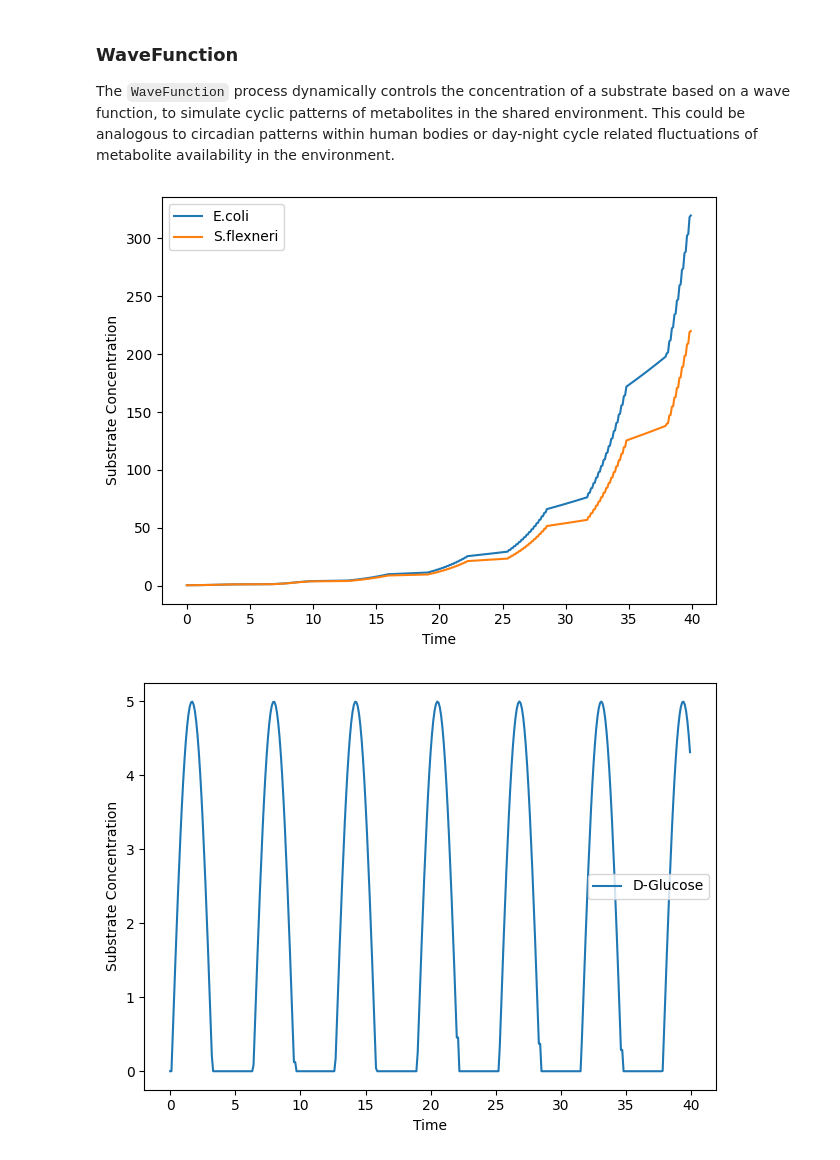
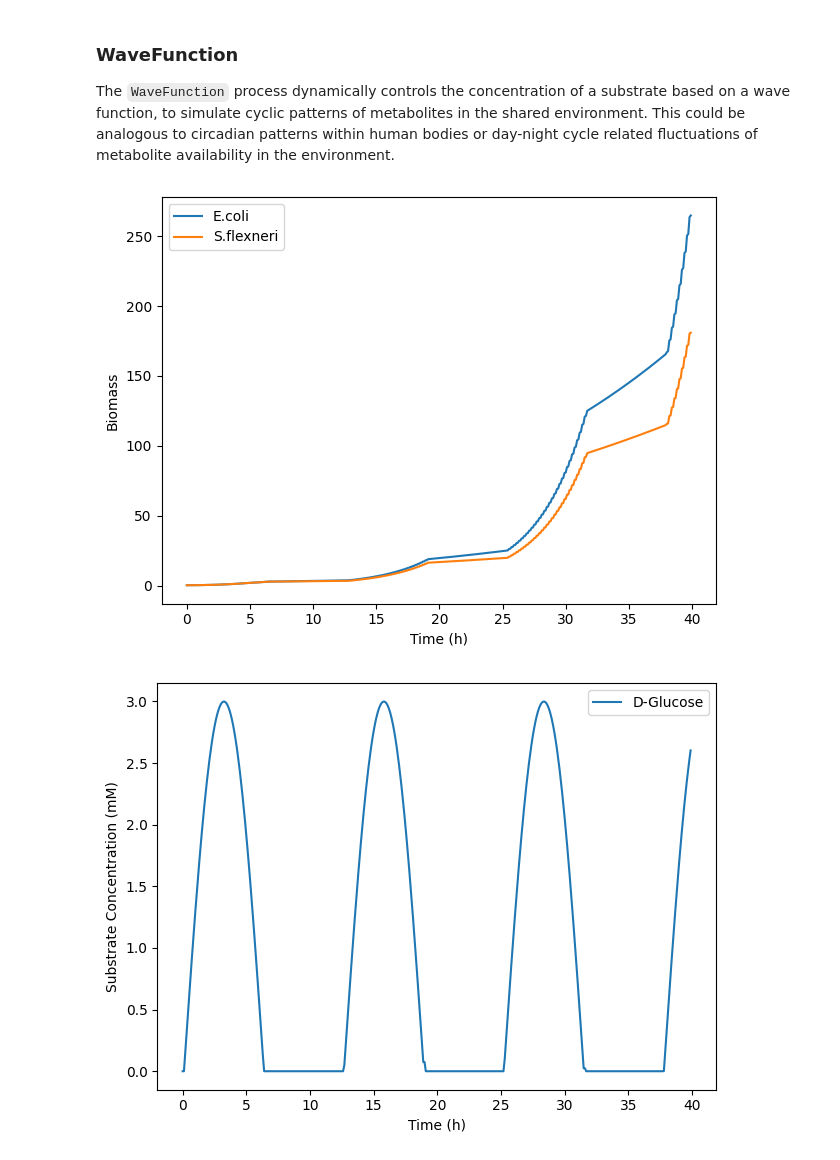
Before and after one commit to vivarium-collective/cdFBA, a Jupyter notebook: Notebooks/demo.ipynb, the cells around one changed output. Cells and saved outputs as stored; diff of their text form; code cells hidden in the pictures.

```diff
--- a/Notebooks/demo.ipynb
+++ b/Notebooks/demo.ipynb
@@ -142,7 +142,7 @@ sim = Composite({
     )
 # %%
 #run simulation
-sim.run(40)
+sim.run(20)
 # %%
 #gather results
 results = gather_emitter_results(sim)[('emitter',)]
@@ -207,7 +207,7 @@ sim2 = Composite({
         core=core
     )
 # %%
-sim2.run(40)
+sim2.run(20)
 # %%
 #gather results
 results = gather_emitter_results(sim2)[('emitter',)]
@@ -329,8 +331,8 @@ The `WaveFunction` process dynamically controls the concentration of a substrate
 wave_config = {
     "substrate_params": {
         "D-Glucose": {
-            "amplitude": 5,
-            "angular_frequency": 1,
+            "amplitude": 3,
+            "angular_frequency": 0.5,
             "base_concentration": 0,
             "phase_shift": 0
         }
@@ -373,23 +375,24 @@ fig, ax = plt.subplots(dpi=100)
 for key, value in env_combined.items():
     if key not in ['D-Glucose', 'Acetate']:
         ax.plot(timepoints, env_combined[key], label=key)
-plt.xlabel('Time')
-plt.ylabel('Substrate Concentration')
+plt.xlabel('Time (h)')
+plt.ylabel('Biomass')
 plt.legend()
 plt.tight_layout()
 plt.show()
 # %% [output]
-[figure, old version]
+[figure, new version]
 # %%
 #plote substrates
 fig, ax = plt.subplots(dpi=100)
 for key, value in env_combined.items():
     if key in ['D-Glucose']:
         ax.plot(timepoints, env_combined[key], label=key)
-plt.xlabel('Time')
-plt.ylabel('Substrate Concentration')
+# ax.set_yscale('log')
+plt.xlabel('Time (h)')
+plt.ylabel('Substrate Concentration (mM)')
 plt.legend()
 plt.tight_layout()
 plt.show()
 # %% [output]
-[figure, old version]
+[figure, new version]
```
Also changed, not shown: parts of 13 cells of this notebook, 5 other files.
